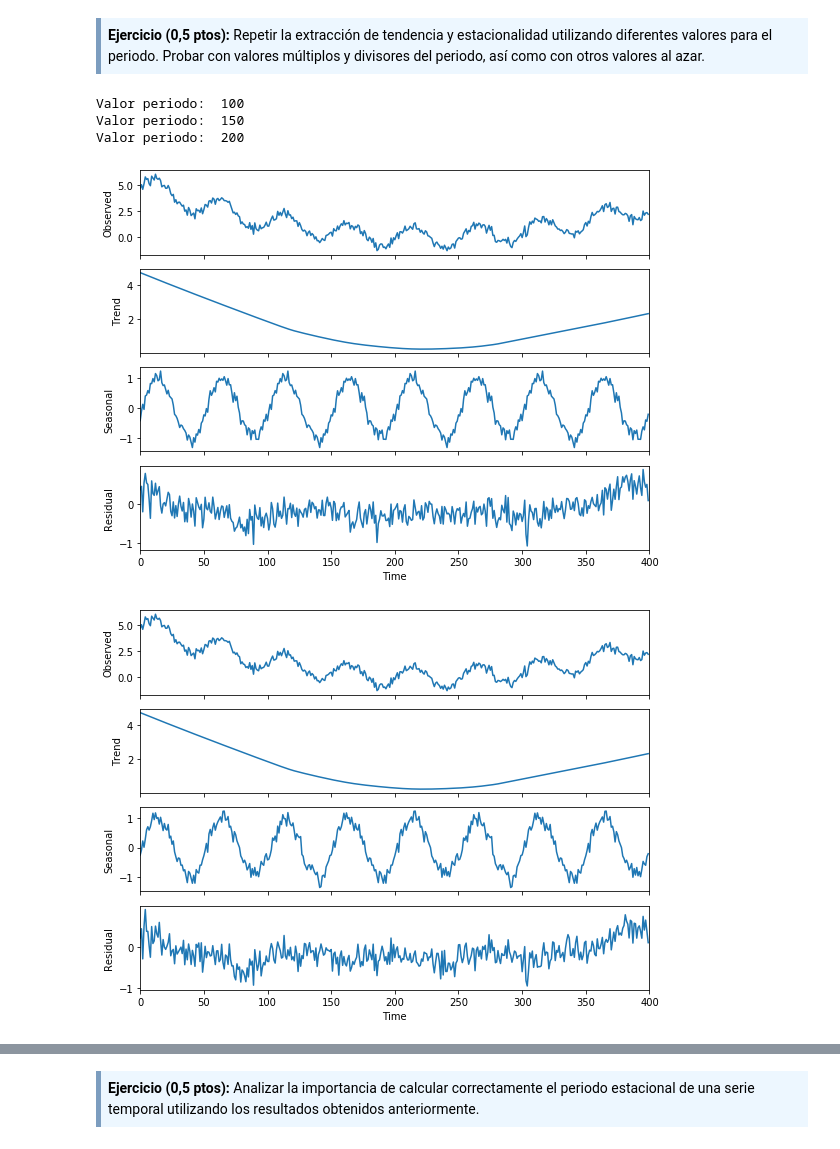
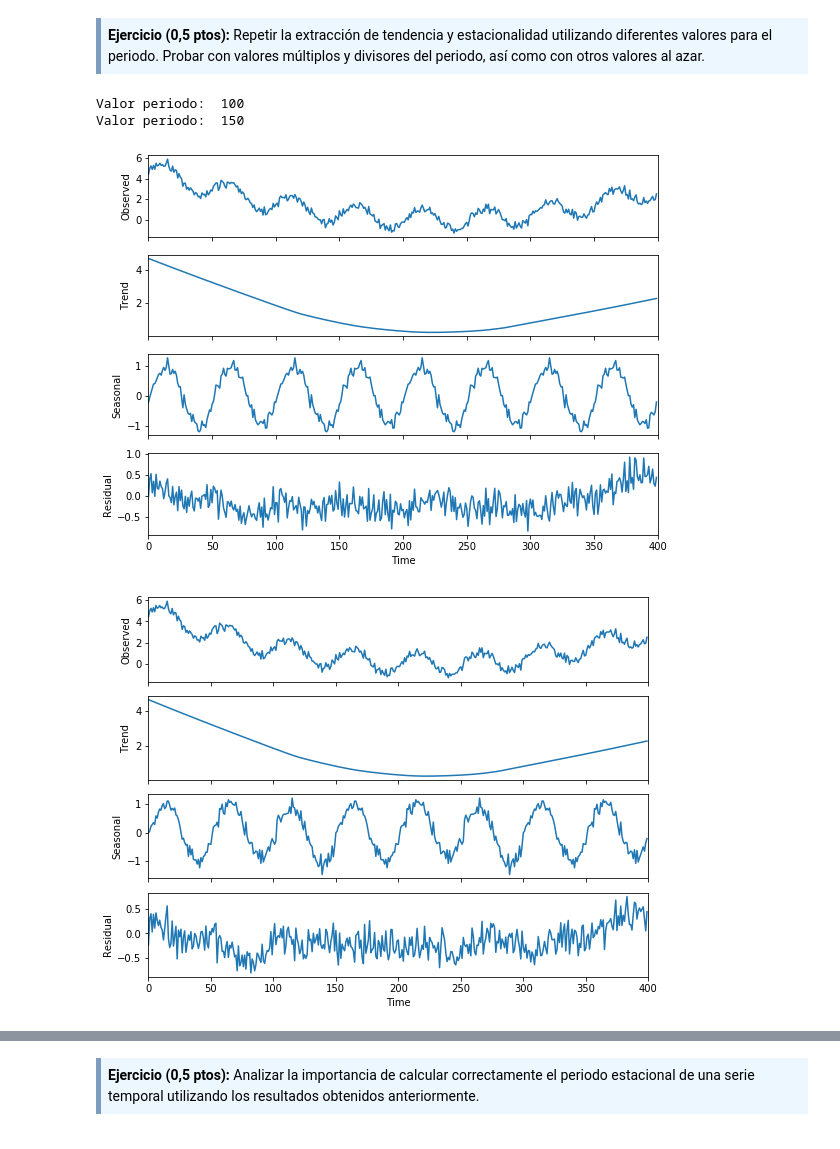
Before and after one commit to fernandoabcampos/deep-learning, a Jupyter notebook: PEC3/20182_M2.875_PEC3-Enunciado.ipynb, the cells around one changed output, grey strips where cells are left out. Saved outputs shown, nothing was run; the diff lists cells and outputs as text; code cells hidden in the pictures.

```diff
--- a/PEC3/20182_M2.875_PEC3-Enunciado.ipynb
+++ b/PEC3/20182_M2.875_PEC3-Enunciado.ipynb
@@ -73,0 +72,4 @@ period = int(idx.size/8)
+# %%
+peaks = 8
+period = int(idx.size/peaks)
+print("Periods: ", period)
@@ -90,12 +94,11 @@ Valor periodo:  50
 <strong>Ejercicio (0,5 ptos):</strong> Repetir la extracción de tendencia y estacionalidad utilizando diferentes valores para el periodo. Probar con valores múltiplos y divisores del periodo, así como con otros valores al azar.
 </div>
 # %%
-array =[100, 150, 200]
+array =[100, 150]
 for i in array:
     plot_decompose(serie, i)
 # %% [output]
 Valor periodo:  100
 Valor periodo:  150
-Valor periodo:  200
-[figure, old version]
+[figure, new version]
-[figure, old version]
+[figure, new version]
```
Also changed, not shown: parts of 10 cells of this notebook.
